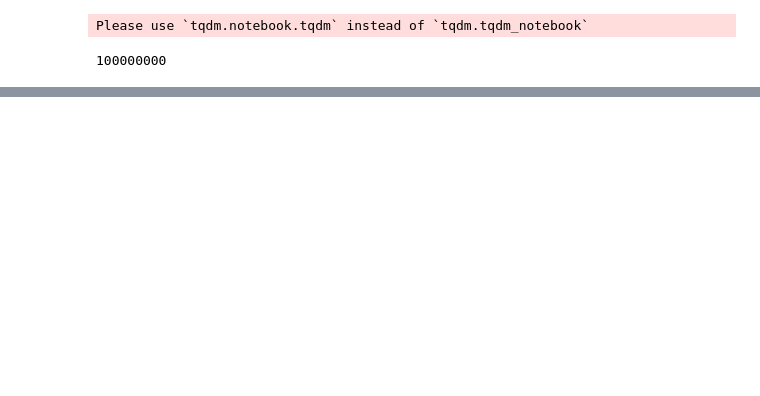
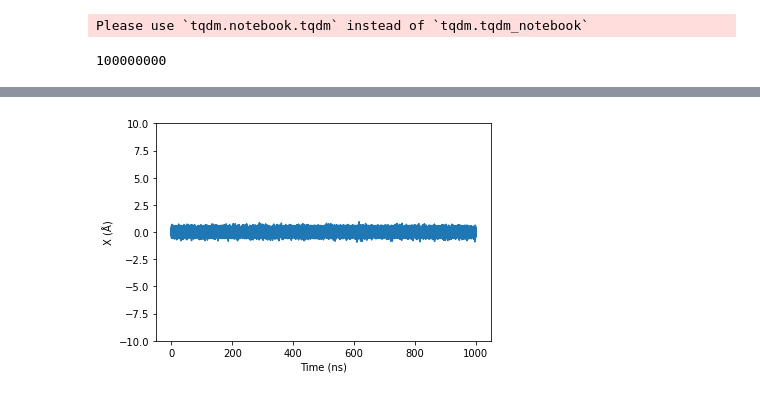
Before and after one commit to wesleymsmith/Milestone_Error_Analysis_Testing, a Jupyter notebook: Milestone_Polynomial_Model_Test.ipynb, the cells around one changed output, grey strips where cells are left out. Drawn from its saved outputs; the diff is of its cells as text; code cells hidden in the pictures; blank space fills up the shorter version.

```diff
--- a/Milestone_Polynomial_Model_Test.ipynb
+++ b/Milestone_Polynomial_Model_Test.ipynb
@@ -194,0 +279,11 @@ len(trajData['trajectory'])
+# %%
+sns.lineplot(
+    x=np.arange(len(trajData2['velocities']))*.01,
+    y=trajData2['velocities']
+)
+plt.ylabel('X (Å)')
+plt.xlabel('Time (ns)')
+plt.ylim(-10,10)
+plt.show()
+# %% [output]
+[figure, added]
```
Also changed, not shown: parts of 21 cells of this notebook.
